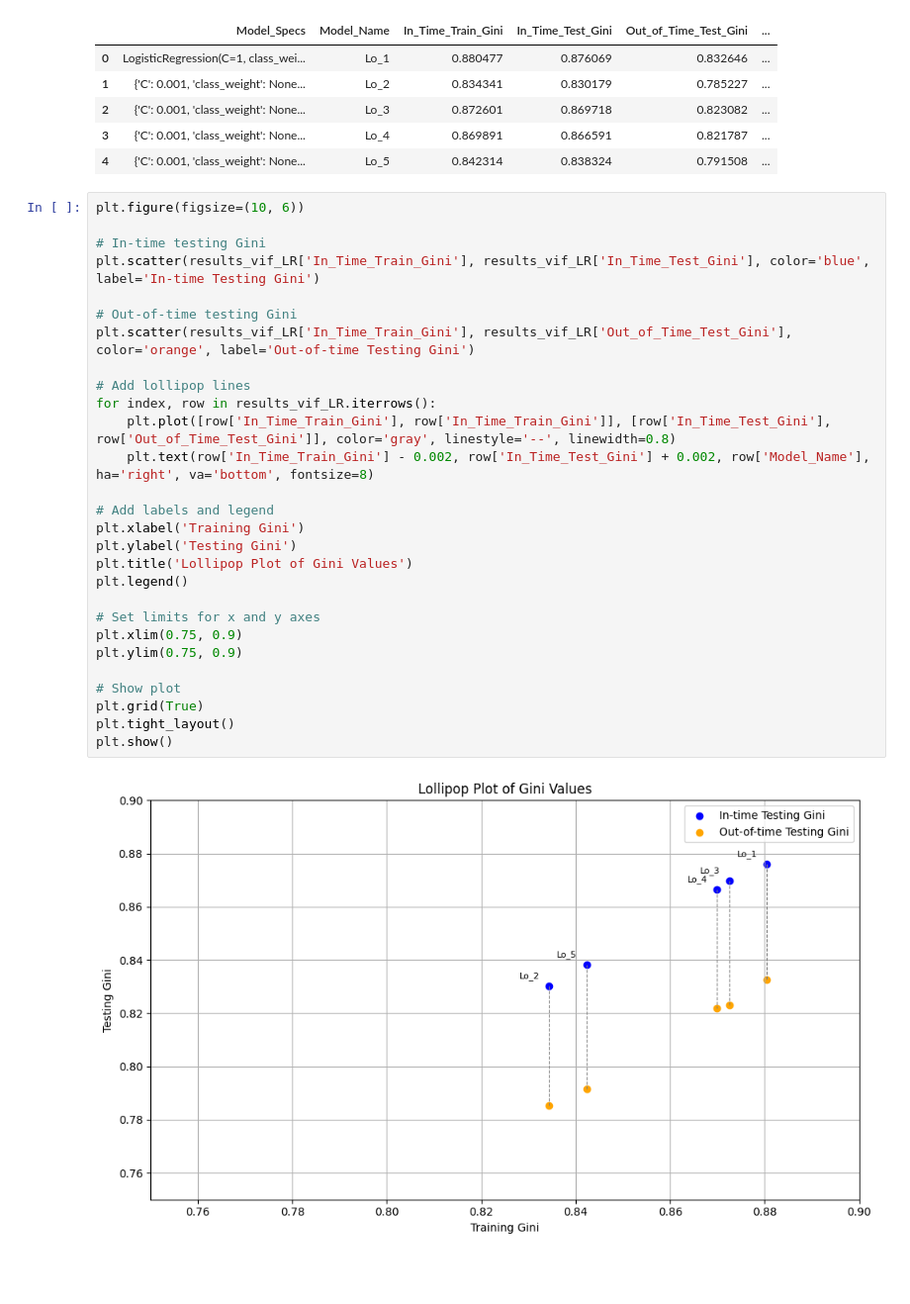
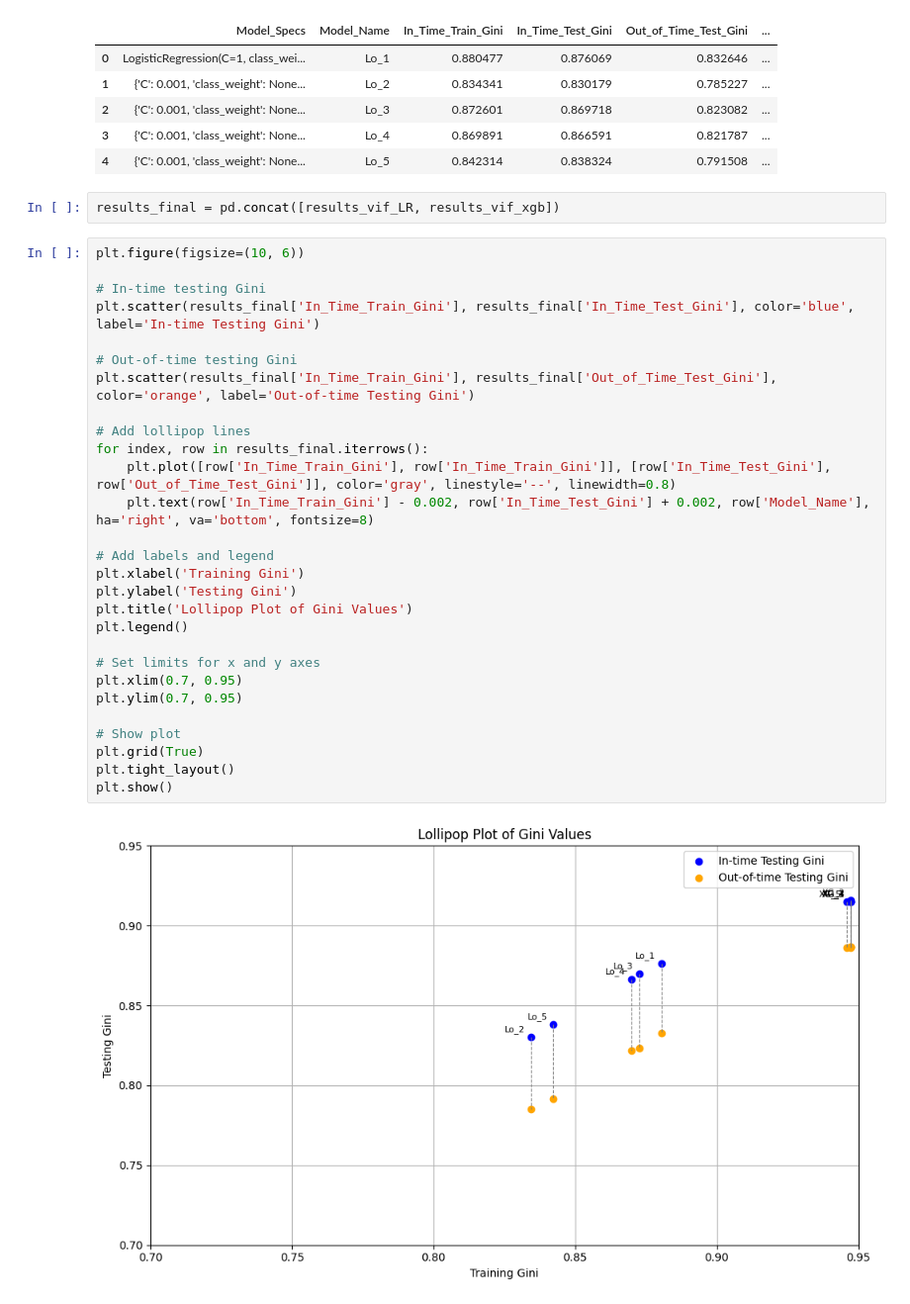
Before and after one commit to melkri/UB_ING_Case, a Jupyter notebook: scripts/2_data_cleaning.ipynb, the cells around one changed output. Shown: that part at 99% size. Cells and saved outputs as stored; diff of their text form; blank space fills up the shorter version.

Commit message:
Finalize xgb

```diff
--- a/scripts/2_data_cleaning.ipynb
+++ b/scripts/2_data_cleaning.ipynb
@@ -557,33 +564,35 @@ results_vif_LR
 | 2 | {'C': 0.001, 'class_weight': None... | Lo_3 | 0.872601 | 0.869718 | 0.823082 | ... |
 | 3 | {'C': 0.001, 'class_weight': None... | Lo_4 | 0.869891 | 0.866591 | 0.821787 | ... |
 | 4 | {'C': 0.001, 'class_weight': None... | Lo_5 | 0.842314 | 0.838324 | 0.791508 | ... |
+# %%
+results_final = pd.concat([results_vif_LR, results_vif_xgb])
 # %%
 plt.figure(figsize=(10, 6))
 
 # In-time testing Gini
-plt.scatter(results_vif_LR['In_Time_Train_Gini'], results_vif_LR['In_Time_Test_Gini'], color='blue', label='In-time Testing Gini')
+plt.scatter(results_final['In_Time_Train_Gini'], results_final['In_Time_Test_Gini'], color='blue', label='In-time Testing Gini')
 
 # Out-of-time testing Gini
-plt.scatter(results_vif_LR['In_Time_Train_Gini'], results_vif_LR['Out_of_Time_Test_Gini'], color='orange', label='Out-of-time Testing Gini')
+plt.scatter(results_final['In_Time_Train_Gini'], results_final['Out_of_Time_Test_Gini'], color='orange', label='Out-of-time Testing Gini')
 
 # Add lollipop lines
-for index, row in results_vif_LR.iterrows():
+for index, row in results_final.iterrows():
     plt.plot([row['In_Time_Train_Gini'], row['In_Time_Train_Gini']], [row['In_Time_Test_Gini'], row['Out_of_Time_Test_Gini']], color='gray', linestyle='--', linewidth=0.8)
     plt.text(row['In_Time_Train_Gini'] - 0.002, row['In_Time_Test_Gini'] + 0.002, row['Model_Name'], ha='right', va='bottom', fontsize=8)
 
 # Add labels and legend
 plt.xlabel('Training Gini')
 plt.ylabel('Testing Gini')
 plt.title('Lollipop Plot of Gini Values')
 plt.legend()
 
 # Set limits for x and y axes
-plt.xlim(0.75, 0.9)
-plt.ylim(0.75, 0.9)
+plt.xlim(0.7, 0.95)
+plt.ylim(0.7, 0.95)
 
 # Show plot
 plt.grid(True)
 plt.tight_layout()
 plt.show()
 # %% [output]
-[figure, old version]
+[figure, new version]
```
Also changed, not shown: parts of 1 cell of this notebook.
